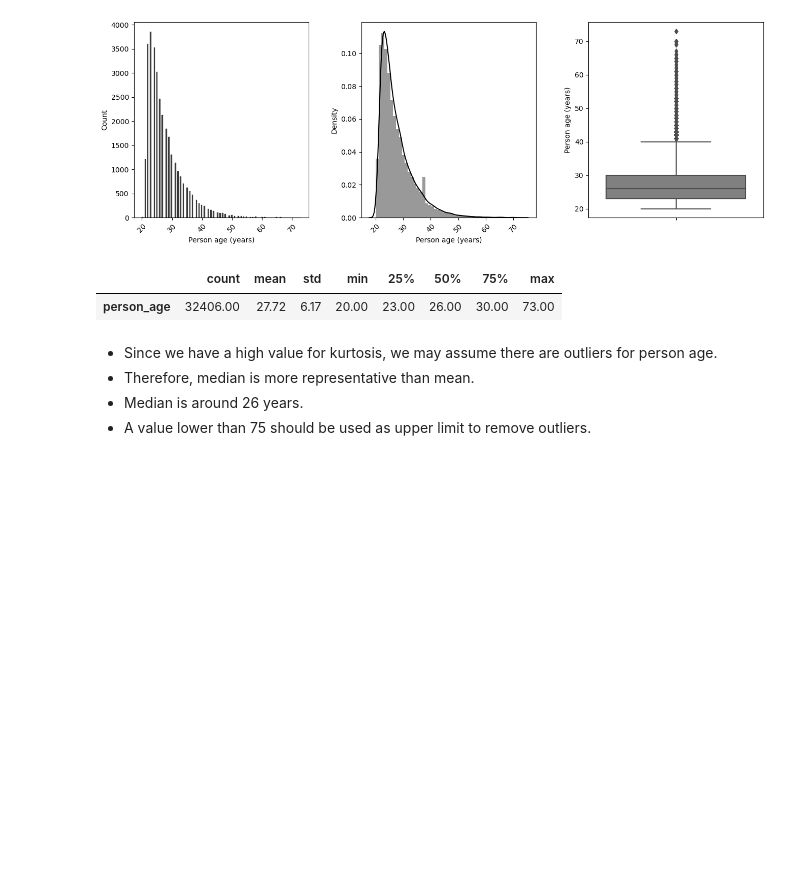
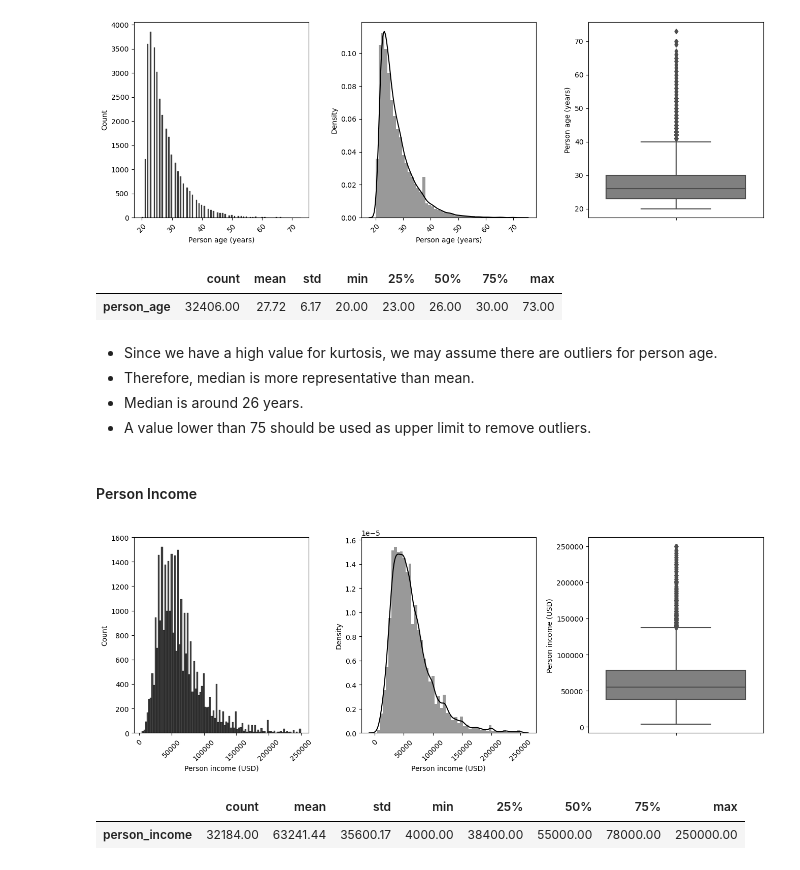
Before and after one commit to lucasquemelli/credit_risk_assessment, a Jupyter notebook: credit_risk_assessment.ipynb, the cells around one changed output. Drawn from its saved outputs; the diff is of its cells as text; code cells hidden in the pictures; blank space fills up the shorter version.

```diff
--- a/credit_risk_assessment.ipynb
+++ b/credit_risk_assessment.ipynb
@@ -339,3 +339,34 @@ pd.DataFrame(aux["person_age"]).describe().T
 - Therefore, median is more representative than mean.
 - Median is around 26 years.
 - A value lower than 75 should be used as upper limit to remove outliers.
+# %% [markdown]
+#### Person Income
+# %%
+aux = num_attributes.copy()
+aux = aux[aux["person_income"] <= 250000]
+
+plt.figure(figsize=(16,5))
+
+plt.subplot(1,3,1)
+sns.histplot(aux["person_income"], color="black")
+plt.xlabel("Person income (USD)")
+plt.xticks(rotation=45);
+
+plt.subplot(1,3,2)
+sns.distplot(aux["person_income"], color="black")
+plt.xlabel("Person income (USD)")
+plt.xticks(rotation=45);
+
+plt.subplot(1,3,3)
+sns.boxplot(y='person_income',data=aux, color="gray")
+plt.ylabel("Person income (USD)")
+
+plt.subplots_adjust(wspace = 0.30);
+# %% [output]
+[figure, added]
+# %%
+pd.set_option('display.float_format', lambda x: '%.2f' % x)
+pd.DataFrame(aux["person_income"]).describe().T
+# %% [output]
+|  | count | mean | std | min | 25% | 50% | 75% | max |
+| person_income | 32184.00 | 63241.44 | 35600.17 | 4000.00 | 38400.00 | 55000.00 | 78000.00 | 250000.00 |
```
Also changed, not shown: parts of 5 cells of this notebook.
